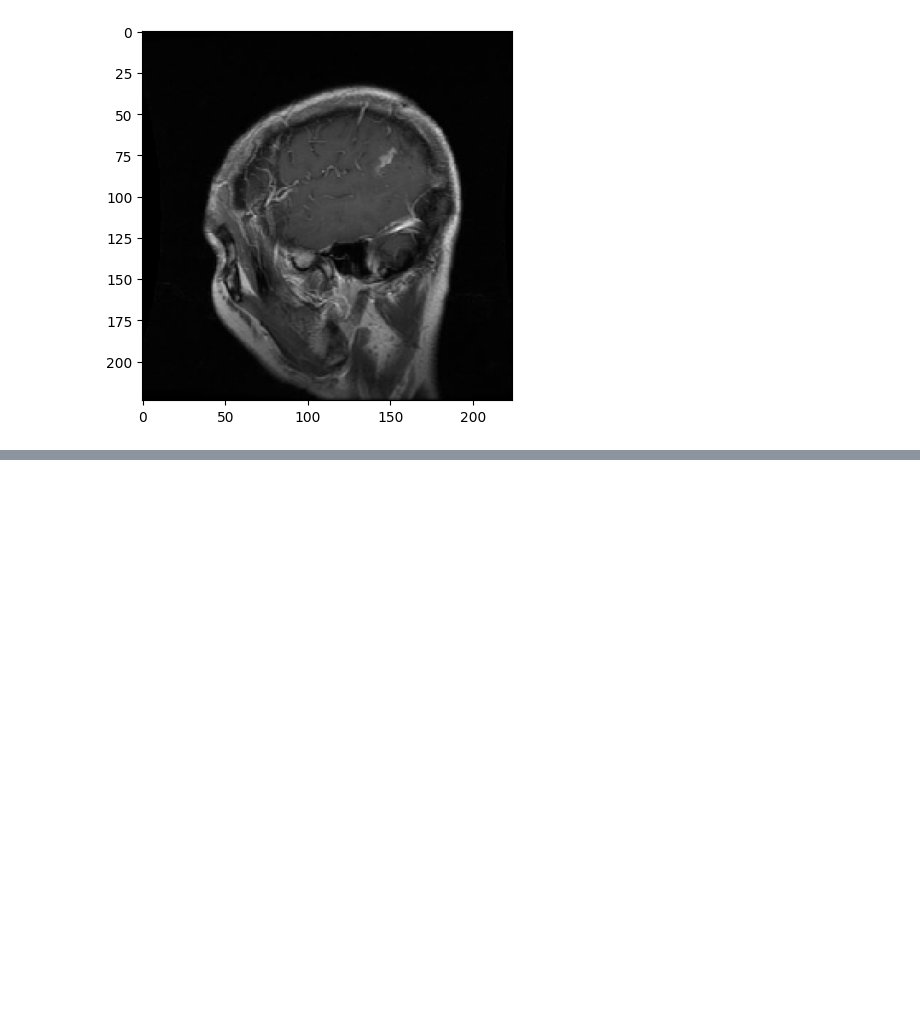
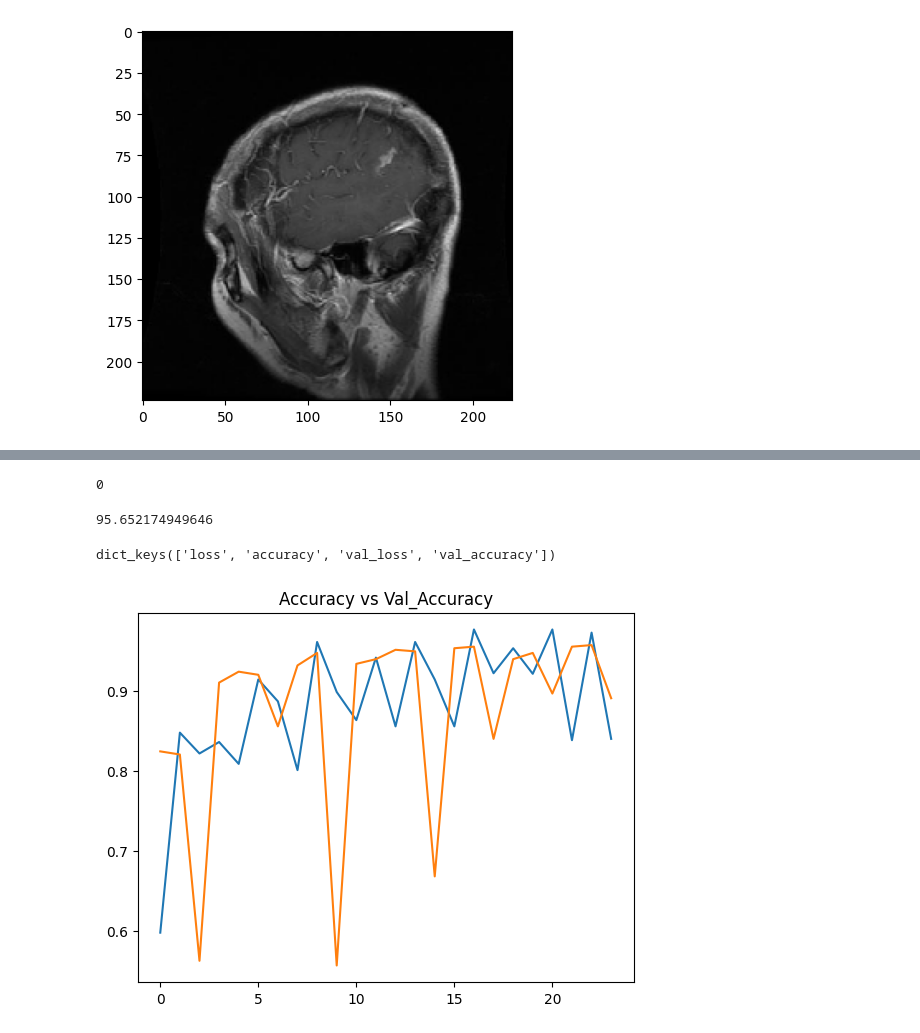
Before and after one commit to Ananttyagi004/Brain_Tumour_Detection, a Jupyter notebook: source.ipynb, the cells around one changed output, grey strips where cells are left out. Drawn from its saved outputs; the diff is of its cells as text; code cells hidden in the pictures; blank space fills up the shorter version.

```diff
--- a/source.ipynb
+++ b/source.ipynb
@@ -224,0 +321,14 @@ plt.show()
+# %%
+model_transfer.compile(optimizer='rmsprop',loss=keras.losses.binary_crossentropy,metrics=['accuracy'])
+# %%
+#Early Stopping and model checkpoint
+from keras.callbacks import ModelCheckpoint,EarlyStopping
+#early stopping
+es=EarlyStopping(monitor='val_accuracy',min_delta=0.01, patience=30,verbose=1, mode='auto')
+#Model Checkpoint
+mc=ModelCheckpoint(monitor='val_accuracy',filepath="./bestmodel.h5", verbose=1,save_best_only=True,mode='auto')
+
+cd=[es,mc]
+# %%
+his_transfer=model_transfer.fit_generator(generator=train_data_transfer,steps_per_epoch=8, epochs=100,verbose=1,validation_data=validation_data_transfer,validation_steps=16,
+                       callbacks=cd)
@@ -224,0 +372,26 @@ plt.show()
+# %%
+if(pred>=0.5):
+    pred=1
+else :
+    pred=0
+print(pred)
+# %% [output]
+0
+# %%
+acc=model_transfer.evaluate_generator(test_data)[1]
+print(acc*100)
+# %% [output]
+95.652174949646
+# %%
+#Graphical Representation of losses
+h=his_transfer.history
+h.keys()
+# %% [output]
+dict_keys(['loss', 'accuracy', 'val_loss', 'val_accuracy'])
+# %%
+plt.plot(h['accuracy'])
+plt.plot(h['val_accuracy'])
+plt.title('Accuracy vs Val_Accuracy')
+plt.show()
+# %% [output]
+[figure, added]
```
Also changed, not shown: parts of 22 cells of this notebook, 1 other file.
